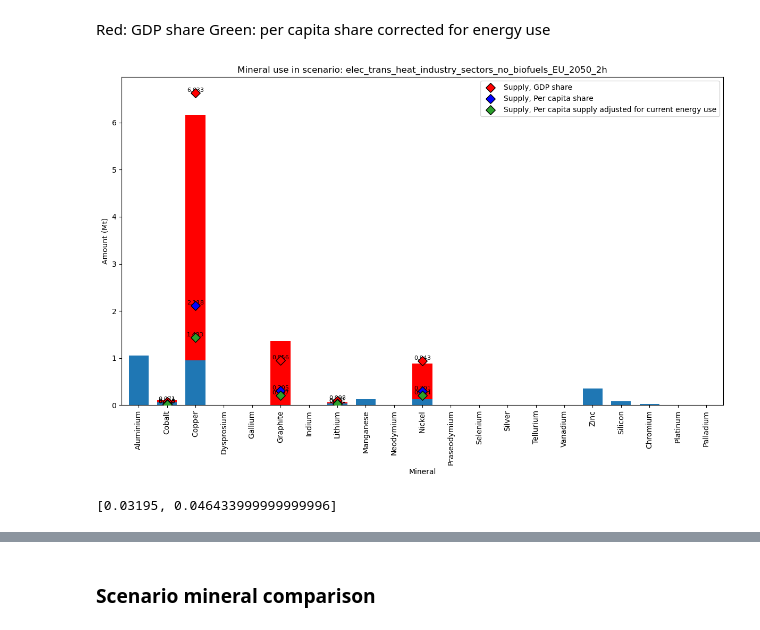
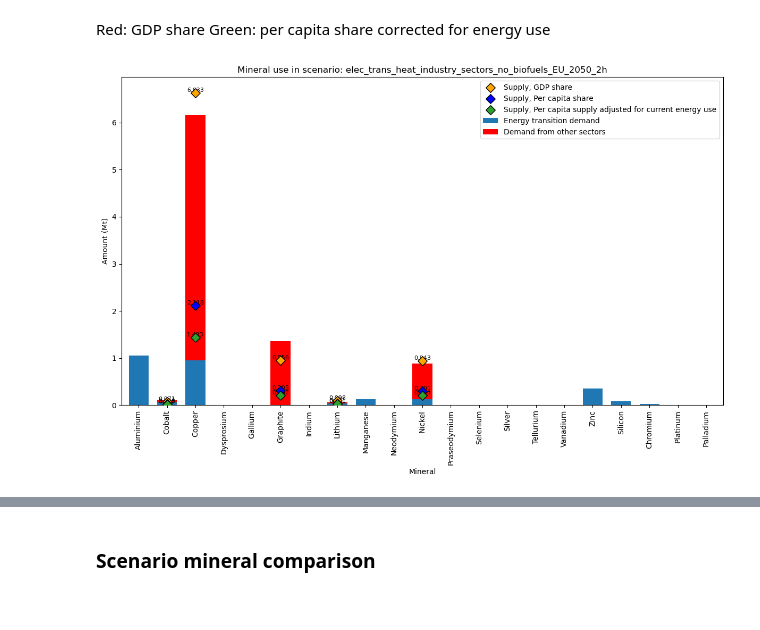
Before and after one commit to ayshaC/pypsa-eur, a Jupyter notebook: analysis/mineral_analysis.ipynb, the cells around one changed output, grey strips where cells are left out. Saved outputs shown, nothing was run; the diff lists cells and outputs as text; code cells hidden in the pictures.

```diff
--- a/analysis/mineral_analysis.ipynb
+++ b/analysis/mineral_analysis.ipynb
@@ -19,6 +22,11 @@ nice_names = pypsa_config["plotting"]["nice_names"]
 
 minerals = ['Aluminium', 'Cobalt', 'Copper', 'Dysprosium', 'Gallium',  'Graphite', 'Indium', 'Lithium', 'Manganese', 'Neodymium', 'Nickel', 'Praseodymium', 'Selenium', 'Silver', 'Tellurium', 'Vanadium', 'Zinc', 'Silicon', 'Chromium', 'Platinum', 'Palladium']
 rare_earths = ['Neodymium', 'Praseodymium', 'Dysprosium']
+# %%
+# set matplotlib design
+
+plt.rcParams["font.family"] = "serif"
+plt.rcParams["mathtext.fontset"] = "dejavuserif"
 # %% [markdown]
 ## Functions
 # %%
@@ -1111,6 +1231,7 @@ mineral_avail['Value (Mt)'] = mineral_avail['Value (kt)']/1000
 
 non_energy_demand = pd.read_csv('data/non_energy_demand.csv')
 non_energy_demand["Value entso-e (Mt)"] = non_energy_demand["Value entso-e (kt)"]/1000
+non_energy_demand = non_energy_demand.set_index("Mineral")
 
 
 mineral_alloc_factors = {'GDP share': 0.213,
@@ -1668,7 +2185,7 @@ totals_Mt_yearly = totals_Mt/time_diff
 
 
 # s = expanded_capacities[minerals].sum()   # example Series, index = mineral names
-ax = totals_Mt_yearly.plot.bar(figsize=(12,8), color="C0", width = 0.7)
+ax = totals_Mt_yearly.plot.bar(figsize=(12,8), color="C0", width = 0.7, label="Energy transition demand")
 ax.set_ylabel("Amount (Mt)")        # change units/label as needed
 ax.set_xlabel("Mineral")              # remove x-label if redundant
 ax.set_title(f"Mineral use in scenario: {network_key}")
@@ -1690,12 +2207,6 @@ ys2 = []
 xs3 = []
 ys3 = []
 
-xs4 = []
-ys4 = []
-
-xs5 = []
-ys5 = []
-
 xs6 = []
 ys6 = []
 bottom = []
@@ -1713,48 +2224,40 @@ for x_pos, lab in zip(positions, labels):
     if lab in prod.index:
         xs3.append(x_pos)
         ys3.append(prod_pce.loc[lab])
-
-        xs4.append(x_pos)
-        ys4.append(prod_gdp.loc[lab])
-
-        xs5.append(x_pos)
-        ys5.append(prod_pc.loc[lab])
     if lab in non_energy_demand.index:
         xs6.append(x_pos)
         ys6.append(non_energy_demand.loc[lab]["Value entso-e (Mt)"])
         bottom.append(totals_Mt_yearly.loc[lab])
 
-ax.bar(xs6, ys6, bottom = bottom, color="red", width=0.7)
+ax.bar(xs6, ys6, bottom = bottom, color="red", width=0.7, label="Demand from other sectors")
 
 # plot supply points on top of the bars
-ax.scatter(xs1, ys1, color='red', marker='D', s=80, edgecolor='k', zorder=10, label='Supply, GDP share')
+ax.scatter(xs1, ys1, color='orange', marker='D', s=80, edgecolor='k', zorder=10, label='Supply, GDP share')
 ax.scatter(xs2, ys2, color='blue', marker='D', s=80, edgecolor='k', zorder=10, label='Supply, Per capita share')
 ax.scatter(xs, ys, color='C2', marker='D', s=80, edgecolor='k', zorder=10, label='Supply, Per capita supply adjusted for current energy use')
 
 # plot production points on top of the bars
 # ax.scatter(xs3, ys3, color='red', marker='o', s=80, edgecolor='k', zorder=10, label='Current production, GDP share')
 # ax.scatter(xs4, ys4, color='blue', marker='o', s=80, edgecolor='k', zorder=10, label='Current production, Per capita share')
 # ax.scatter(xs5, ys5, color='C2', marker='o', s=80, edgecolor='k', zorder=10, label='Current production, Per capita supply adjusted for current energy use')
 
 
 
 # optional: annotate numeric values
 for x, y in zip(xs, ys):
     ax.text(x, y, f"{y:.3f}", ha='center', va='bottom', fontsize=8)
 
 for x, y in zip(xs1, ys1):
     ax.text(x, y, f"{y:.3f}", ha='center', va='bottom', fontsize=8)
 
 for x, y in zip(xs2, ys2):
     ax.text(x, y, f"{y:.3f}", ha='center', va='bottom', fontsize=8)
 
 
 plt.legend(loc="upper right")
 plt.tight_layout()
 plt.show()
 # %% [output]
-[figure, old version]
+[figure, new version]
 # %%
-ys6
+from matplotlib.lines import Line2D
-# %% [output]
-[0.03195, 0.046433999999999996]
```
Also changed, not shown: parts of 81 cells of this notebook.
